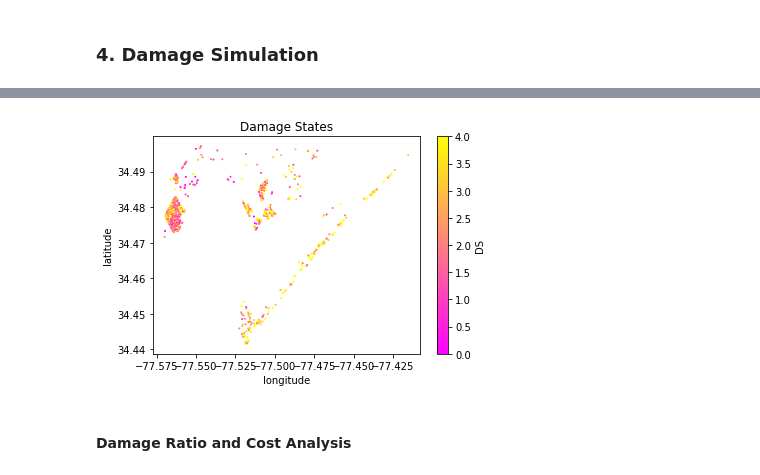
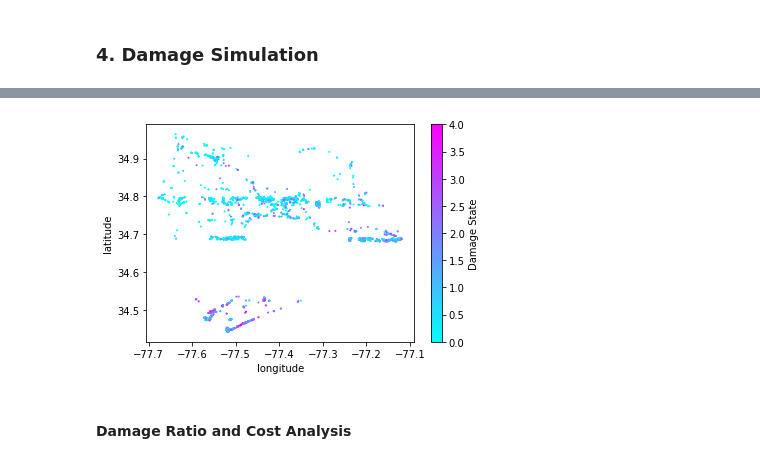
Before and after one commit to rxm562/SHRA, a Jupyter notebook: Scenario Hurricane Risk Analysis.ipynb, the cells around one changed output, grey strips where cells are left out. Drawn from its saved outputs; the diff is of its cells as text; code cells hidden in the pictures.

```diff
--- a/Scenario Hurricane Risk Analysis.ipynb
+++ b/Scenario Hurricane Risk Analysis.ipynb
@@ -115,15 +120,15 @@ dmg.head()
 # %%
 #Plotting Damage States
-x = dmg.x*1
-y = dmg.y
+x = df_dmg.x*1
+y = df_dmg.y
 fig = plt.figure(figsize=(6,4))
-plt.scatter(-x, y, c=dmg.dmg, s=1)
-plt.spring()
-plt.colorbar(label='DS')
+plt.scatter(-x, y, c=df_dmg.dmg_state, s=1)
+plt.cool()
+plt.colorbar(label='Damage State')
 # plt.axis(aspect='equal')
 plt.xlabel('longitude')
 plt.ylabel('latitude')
-plt.title('Damage States');
+# plt.title('Damage States');
 plt.show()
 # %% [output]
-[figure, old version]
+[figure, new version]
```
Also changed, not shown: parts of 44 cells of this notebook, 4 other files.
